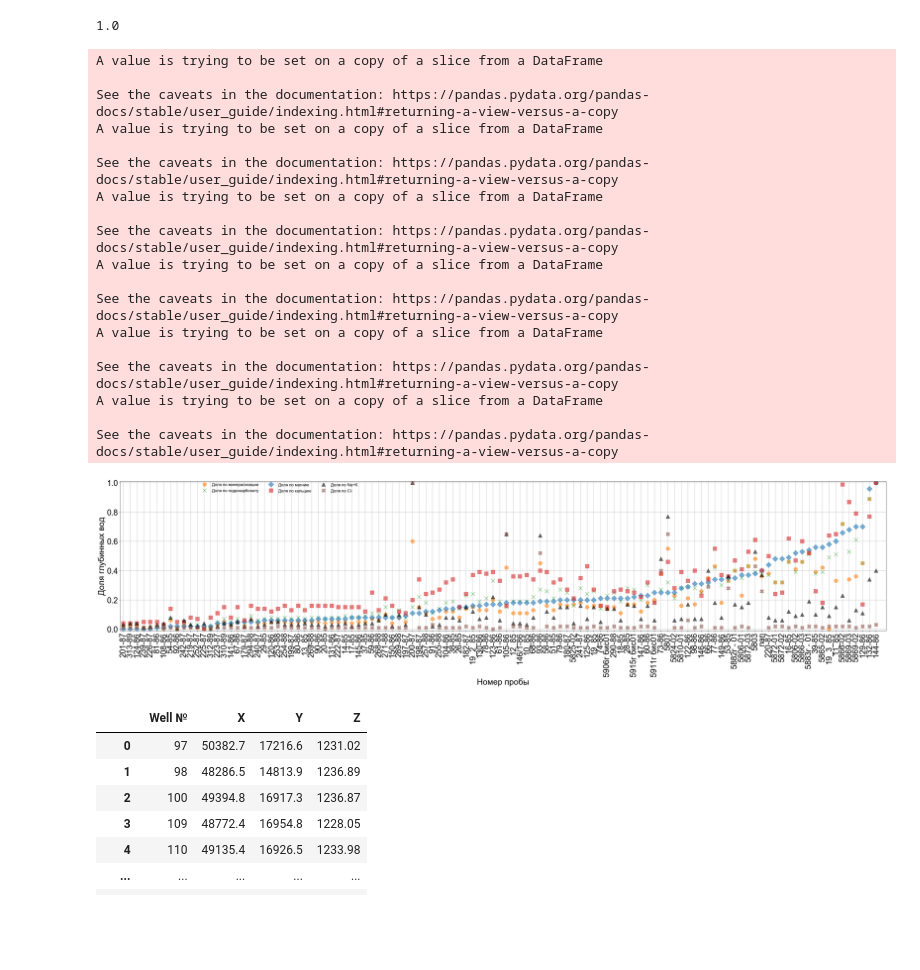
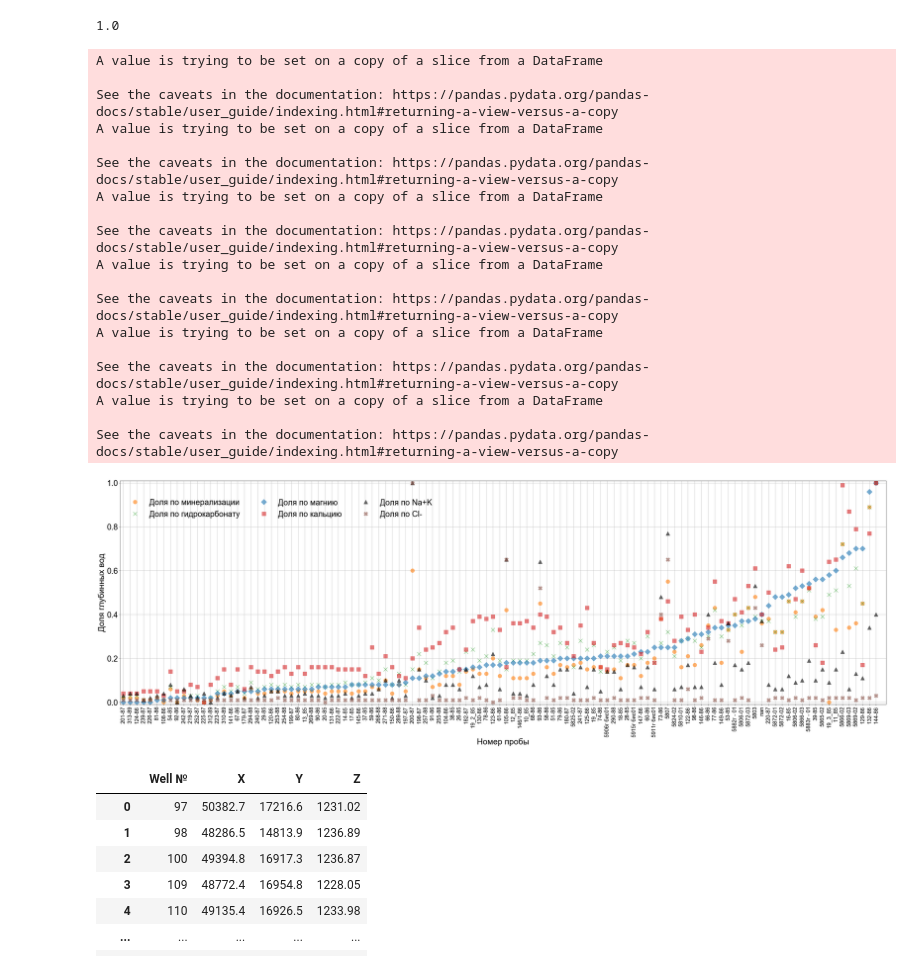
Before and after one commit to ekortunov/Jupiter, a Jupyter notebook: Hyagda-Copy2.ipynb, the cells around one changed output. Cells and saved outputs as stored; diff of their text form; code cells hidden in the pictures; blank space fills up the shorter version.

```diff
--- a/Hyagda-Copy2.ipynb
+++ b/Hyagda-Copy2.ipynb
@@ -1239,13 +1243,13 @@ params = { # Кое какие параметры рисунка, вообще
        'axes.labelsize': 30,
        'font.size': 15,
        'font.sans-serif': 'Arial',
-       'legend.fontsize': 15,
-       'xtick.labelsize': 29,
+       'legend.fontsize': 29,
+       'xtick.labelsize': 20,
        'ytick.labelsize': 29,
        'xtick.direction': 'out',
        'ytick.direction': 'out',
        'text.usetex': False,
-       'figure.figsize': [50, 10],
+       'figure.figsize': [50, 15],
        'mathtext.default': 'regular',
        'axes.facecolor': 'white',
 
@@ -1273,7 +1277,7 @@ ax.set_ylabel('Доля глубинных вод', color = "black")
 ax.set_xticks(np.arange(len(df_sum.sort_values('TDS')['Sample №'])))
 ax.set_xticklabels(df_sum.sort_values('TDS')['Sample №'],rotation=90)#,ha="right")
 ax.grid(axis = 'both')#adds grid
-ax.legend(frameon=False,mode = "expend",ncol=3, bbox_to_anchor=(0.1,0.90), loc="lower left")
+ax.legend(frameon=False,mode = "expend",ncol=3, bbox_to_anchor=(0.0,0.80), loc="lower left")
 #ax.xaxis.set_major_locator(ticker.MultipleLocator(1))
 #ax.xaxis.set_minor_locator(ticker.MultipleLocator(1))
 ax.set_ylim(-0.01,1.01)
@@ -1286,34 +1290,35 @@ ax.set_xlabel('Номер пробы')
 #ax2.set_xlim(ax.get_xlim())
 #ax2.set_xticks(np.arange(1,20,1))
 #ax2.set_xticklabels(zaleg)
 #ax2.set_xlabel('Номер залежи')
 #ax2.axvspan(-0.5, 6.5, alpha=0.1, color='red')
 #ax2.axvspan(6.5, 8.5, alpha=0.1, color='gray')
 #ax2.axvspan(8.5, 17.5, alpha=0.1, color='cyan')
 #ax2.axvspan(17.5, 19.5, alpha=0.1, color='m')
 #fig.tight_layout()
 fig.set_facecolor('white')# тут я решил сделать белый фон, а не прозрачный как в прошлом скрипте
+plt.savefig('D:\\Kortunov\\transfer\\Hyagda\\Текст\\mixer1.png',dpi=600,bbox_inches = 'tight',pad_inches = 0)
 #df_sum
 # %% [output]
 A value is trying to be set on a copy of a slice from a DataFrame
 
 See the caveats in the documentation: https://pandas.pydata.org/pandas-docs/stable/user_guide/indexing.html#returning-a-view-versus-a-copy
 A value is trying to be set on a copy of a slice from a DataFrame
 
 See the caveats in the documentation: https://pandas.pydata.org/pandas-docs/stable/user_guide/indexing.html#returning-a-view-versus-a-copy
 A value is trying to be set on a copy of a slice from a DataFrame
 
 See the caveats in the documentation: https://pandas.pydata.org/pandas-docs/stable/user_guide/indexing.html#returning-a-view-versus-a-copy
 A value is trying to be set on a copy of a slice from a DataFrame
 
 See the caveats in the documentation: https://pandas.pydata.org/pandas-docs/stable/user_guide/indexing.html#returning-a-view-versus-a-copy
 A value is trying to be set on a copy of a slice from a DataFrame
 
 See the caveats in the documentation: https://pandas.pydata.org/pandas-docs/stable/user_guide/indexing.html#returning-a-view-versus-a-copy
 A value is trying to be set on a copy of a slice from a DataFrame
 
 See the caveats in the documentation: https://pandas.pydata.org/pandas-docs/stable/user_guide/indexing.html#returning-a-view-versus-a-copy
-[figure, old version]
+[figure, new version]
 # %%
 f_sum['Well №']=df_sum['Well №'].astype(float)
 df_sum['Well №']=df_sum['Well №'].fillna(method='ffill')
```
Also changed, not shown: parts of 2 cells of this notebook, 9 other files.
